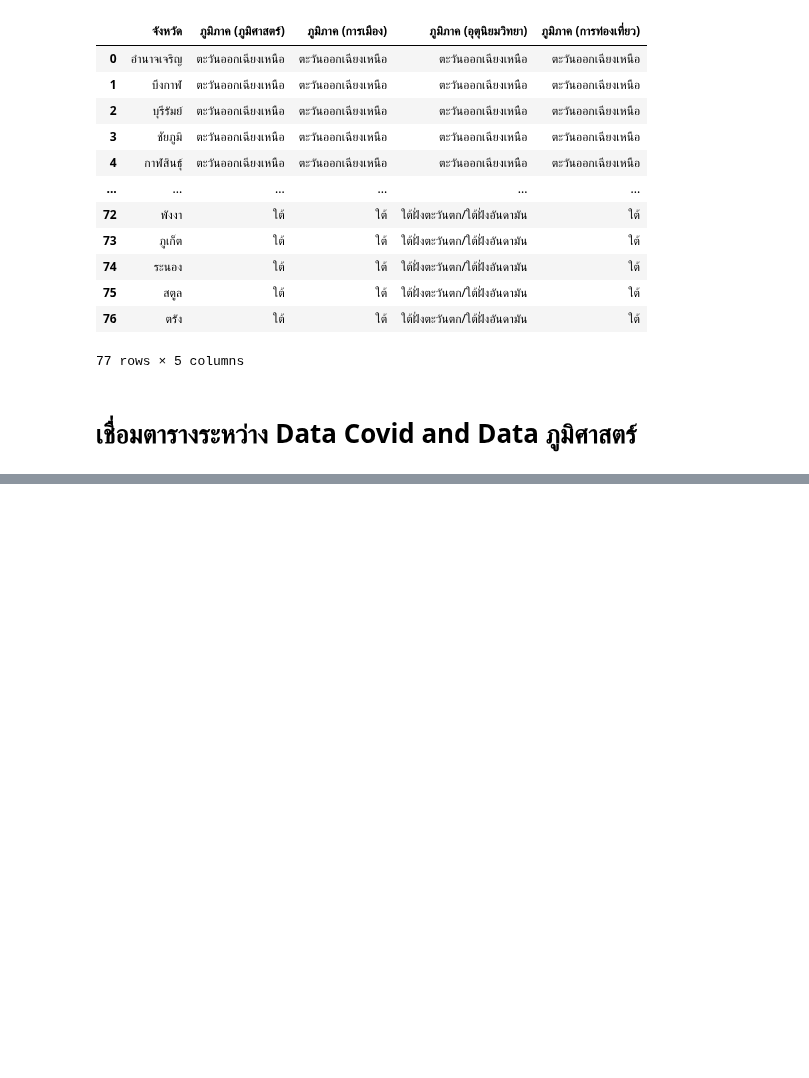
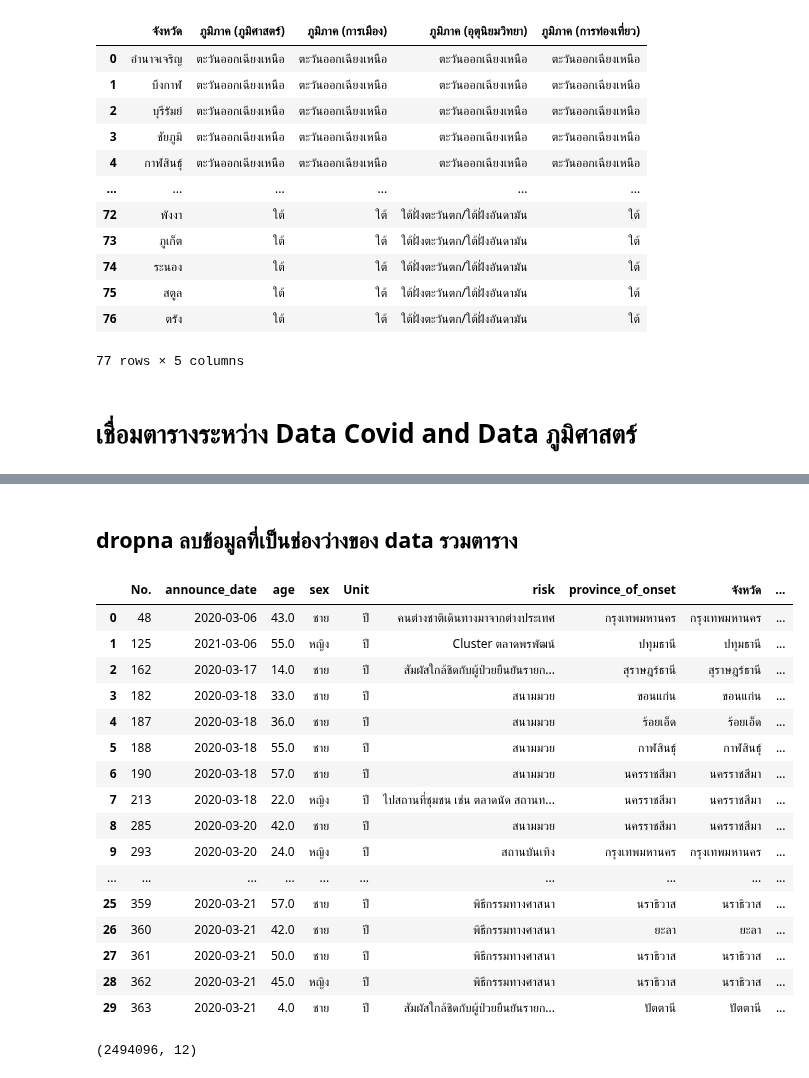
Before and after one commit to kittikhun62/data_viz_2022, a Jupyter notebook: final.ipynb, the cells around one changed output, grey strips where cells are left out. Drawn from its saved outputs; the diff is of its cells as text; code cells hidden in the pictures; blank space fills up the shorter version.

```diff
--- a/final.ipynb
+++ b/final.ipynb
@@ -508,0 +584,27 @@ Df_covid_and_geography
+# %% [markdown]
+## dropna ลบข้อมูลที่เป็นช่องว่างของ data รวมตาราง
+# %%
+Df_covid_and_geography_drop = Df_covid_and_geography.dropna()
+Df_covid_and_geography_drop.head(30)
+# %% [output]
+|  | No. | announce_date | age | sex | Unit | risk | province_of_onset | จังหวัด | ... |
+| 0 | 48 | 2020-03-06 | 43.0 | ชาย | ปี | คนต่างชาติเดินทางมาจากต่างประเทศ | กรุงเทพมหานคร | กรุงเทพมหานคร | ... |
+| 1 | 125 | 2021-03-06 | 55.0 | หญิง | ปี | Cluster ตลาดพรพัฒน์ | ปทุมธานี | ปทุมธานี | ... |
+| 2 | 162 | 2020-03-17 | 14.0 | ชาย | ปี | สัมผัสใกล้ชิดกับผู้ป่วยยืนยันรายก... | สุราษฎร์ธานี | สุราษฎร์ธานี | ... |
+| 3 | 182 | 2020-03-18 | 33.0 | ชาย | ปี | สนามมวย | ขอนแก่น | ขอนแก่น | ... |
+| 4 | 187 | 2020-03-18 | 36.0 | ชาย | ปี | สนามมวย | ร้อยเอ็ด | ร้อยเอ็ด | ... |
+| 5 | 188 | 2020-03-18 | 55.0 | ชาย | ปี | สนามมวย | กาฬสินธุ์ | กาฬสินธุ์ | ... |
+| 6 | 190 | 2020-03-18 | 57.0 | ชาย | ปี | สนามมวย | นครราชสีมา | นครราชสีมา | ... |
+| 7 | 213 | 2020-03-18 | 22.0 | หญิง | ปี | ไปสถานที่ชุมชน เช่น ตลาดนัด สถานท... | นครราชสีมา | นครราชสีมา | ... |
+| 8 | 285 | 2020-03-20 | 42.0 | ชาย | ปี | สนามมวย | นครราชสีมา | นครราชสีมา | ... |
+| 9 | 293 | 2020-03-20 | 24.0 | หญิง | ปี | สถานบันเทิง | กรุงเทพมหานคร | กรุงเทพมหานคร | ... |
+| ... | ... | ... | ... | ... | ... | ... | ... | ... | ... |
+| 25 | 359 | 2020-03-21 | 57.0 | ชาย | ปี | พิธีกรรมทางศาสนา | นราธิวาส | นราธิวาส | ... |
+| 26 | 360 | 2020-03-21 | 42.0 | ชาย | ปี | พิธีกรรมทางศาสนา | ยะลา | ยะลา | ... |
+| 27 | 361 | 2020-03-21 | 50.0 | ชาย | ปี | พิธีกรรมทางศาสนา | นราธิวาส | นราธิวาส | ... |
+| 28 | 362 | 2020-03-21 | 45.0 | หญิง | ปี | พิธีกรรมทางศาสนา | นราธิวาส | นราธิวาส | ... |
+| 29 | 363 | 2020-03-21 | 4.0 | ชาย | ปี | สัมผัสใกล้ชิดกับผู้ป่วยยืนยันรายก... | ปัตตานี | ปัตตานี | ... |
+# %%
+Df_covid_and_geography_drop.shape
+# %% [output]
+(2494096, 12)
```
Also changed, not shown: parts of 11 cells of this notebook.
